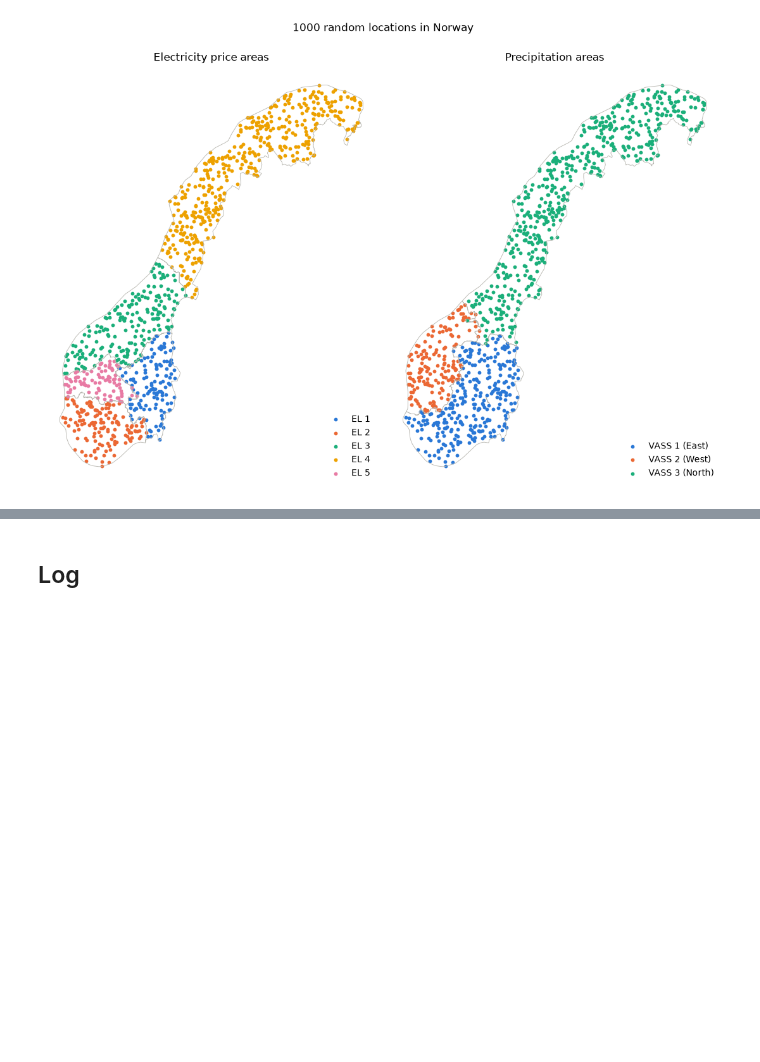
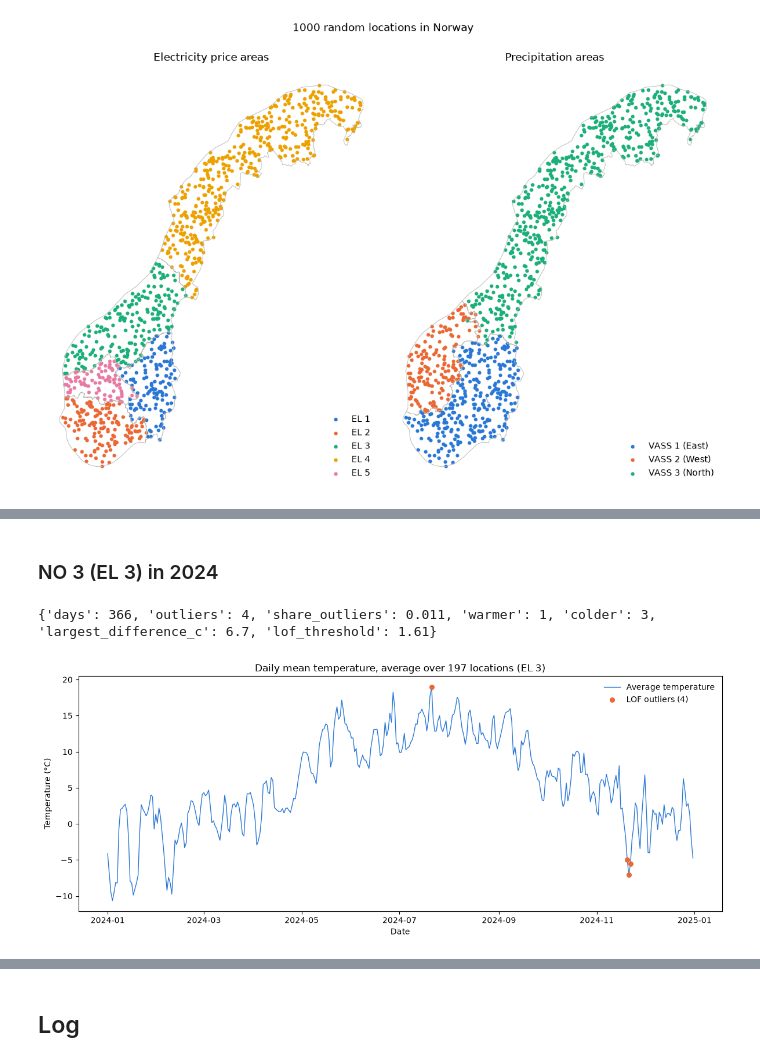
Before and after one commit to isach07/IND320_isachstevik, a Jupyter notebook: notebooks/project_work_part3.ipynb, the cells around one changed output, grey strips where cells are left out. Saved outputs shown, nothing was run; the diff lists cells and outputs as text; code cells hidden in the pictures; blank space fills up the shorter version.

```diff
--- a/notebooks/project_work_part3.ipynb
+++ b/notebooks/project_work_part3.ipynb
@@ -352,0 +698,9 @@ weather[["precipitation_sum", "temperature_2m_mean", "snowfall_sum", "wind_speed
+# %% [markdown]
+### NO 3 (EL 3) in 2024
+# %%
+fig, anomalies_el3, anomaly_summary_el3 = temperature_anomalies(weather_el3)
+print(anomaly_summary_el3)
+fig
+# %% [output]
+{'days': 366, 'outliers': 4, 'share_outliers': 0.011, 'warmer': 1, 'colder': 3, 'largest_difference_c': 6.7, 'lof_threshold': 1.61}
+[figure, added]
```
Also changed, not shown: parts of 35 cells of this notebook, 2 other files.
